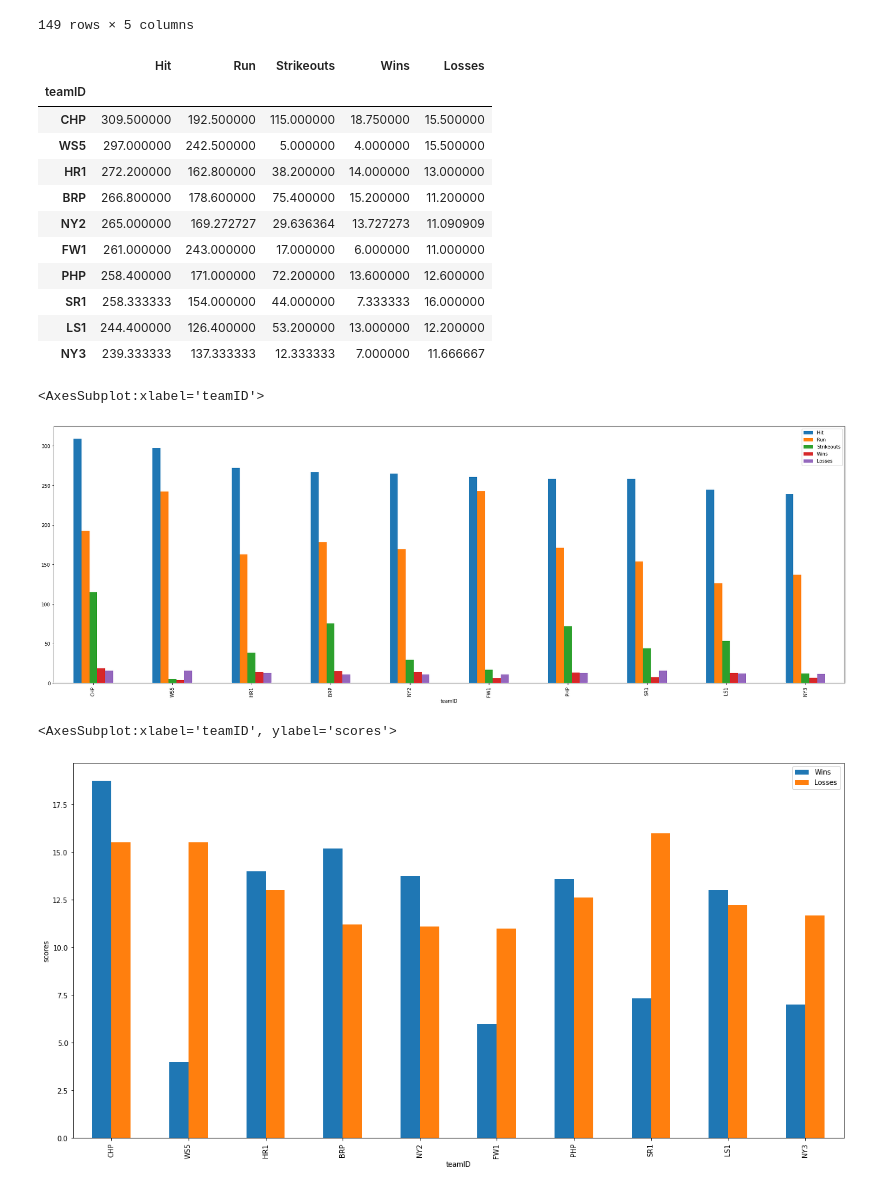
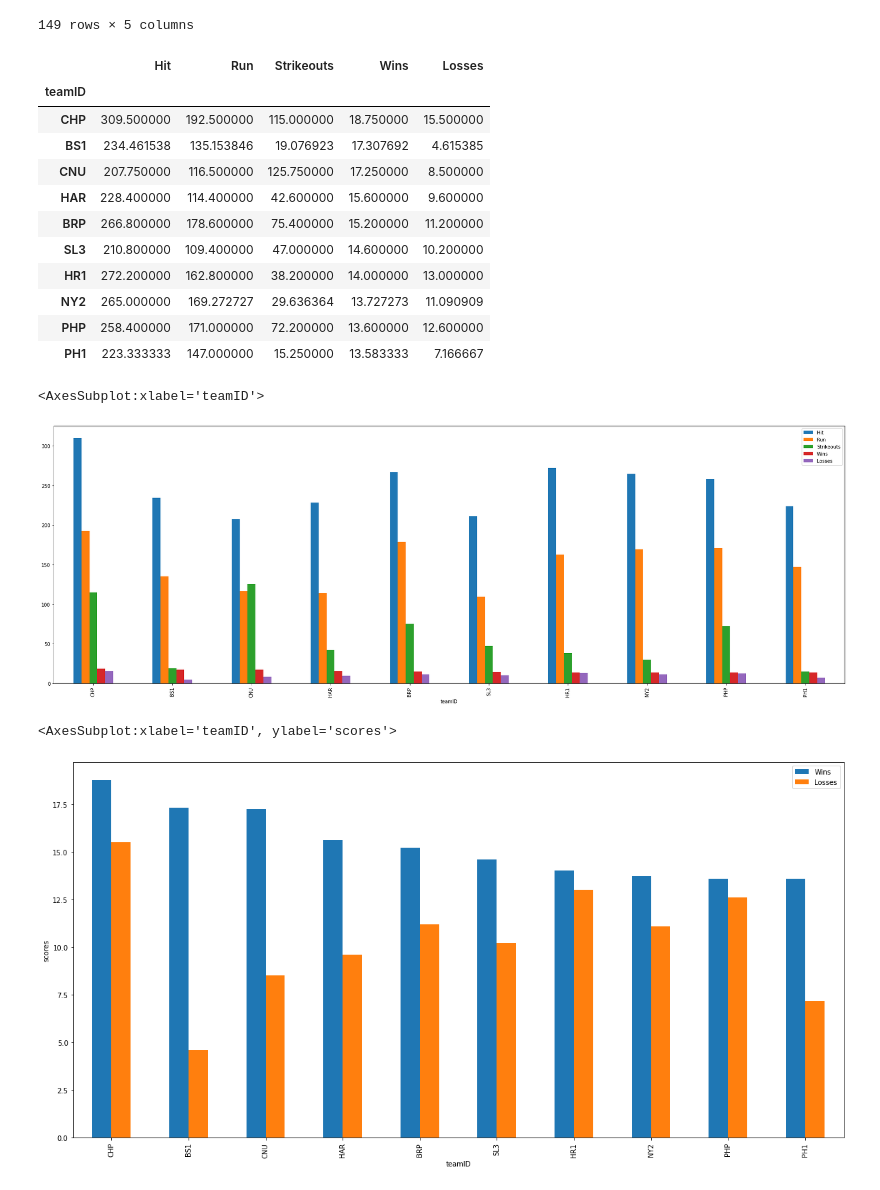
Before and after one commit to Lanpham0110/Project-1, a Jupyter notebook: project1.ipynb, the cells around one changed output. Cells and saved outputs as stored; diff of their text form; code cells hidden in the pictures.

```diff
--- a/project1.ipynb
+++ b/project1.ipynb
@@ -195,32 +200,32 @@ pfinal_avg_df
 149 rows × 5 columns
 # %%
 #finding the top 10 and graphing
-top_10_df = pfinal_avg_df.sort_values('Hit', ascending=False).head(10)
+top_10_df = pfinal_avg_df.sort_values('Wins', ascending=False).head(10)
 top_10_df
 # %% [output]
 |  | Hit | Run | Strikeouts | Wins | Losses |
 | teamID |  |  |  |  |  |
 | CHP | 309.500000 | 192.500000 | 115.000000 | 18.750000 | 15.500000 |
-| WS5 | 297.000000 | 242.500000 | 5.000000 | 4.000000 | 15.500000 |
+| BS1 | 234.461538 | 135.153846 | 19.076923 | 17.307692 | 4.615385 |
+| CNU | 207.750000 | 116.500000 | 125.750000 | 17.250000 | 8.500000 |
+| HAR | 228.400000 | 114.400000 | 42.600000 | 15.600000 | 9.600000 |
+| BRP | 266.800000 | 178.600000 | 75.400000 | 15.200000 | 11.200000 |
+| SL3 | 210.800000 | 109.400000 | 47.000000 | 14.600000 | 10.200000 |
 | HR1 | 272.200000 | 162.800000 | 38.200000 | 14.000000 | 13.000000 |
-| BRP | 266.800000 | 178.600000 | 75.400000 | 15.200000 | 11.200000 |
 | NY2 | 265.000000 | 169.272727 | 29.636364 | 13.727273 | 11.090909 |
-| FW1 | 261.000000 | 243.000000 | 17.000000 | 6.000000 | 11.000000 |
 | PHP | 258.400000 | 171.000000 | 72.200000 | 13.600000 | 12.600000 |
-| SR1 | 258.333333 | 154.000000 | 44.000000 | 7.333333 | 16.000000 |
-| LS1 | 244.400000 | 126.400000 | 53.200000 | 13.000000 | 12.200000 |
-| NY3 | 239.333333 | 137.333333 | 12.333333 | 7.000000 | 11.666667 |
+| PH1 | 223.333333 | 147.000000 | 15.250000 | 13.583333 | 7.166667 |
 # %%
 top_10_df.plot(kind= 'bar', figsize=(30,10))
 # %% [output]
 <AxesSubplot:xlabel='teamID'>
-[figure, old version]
+[figure, new version]
 # %%
 #graph for wins and losses for top 10 only
 top_10_df.plot(y=["Wins","Losses"],ylabel="scores",kind= "bar", figsize=(20,10))
 # %% [output]
 <AxesSubplot:xlabel='teamID', ylabel='scores'>
-[figure, old version]
+[figure, new version]
 # %%
 #linear regression
 # %%
```
Also changed, not shown: parts of 16 cells of this notebook.
